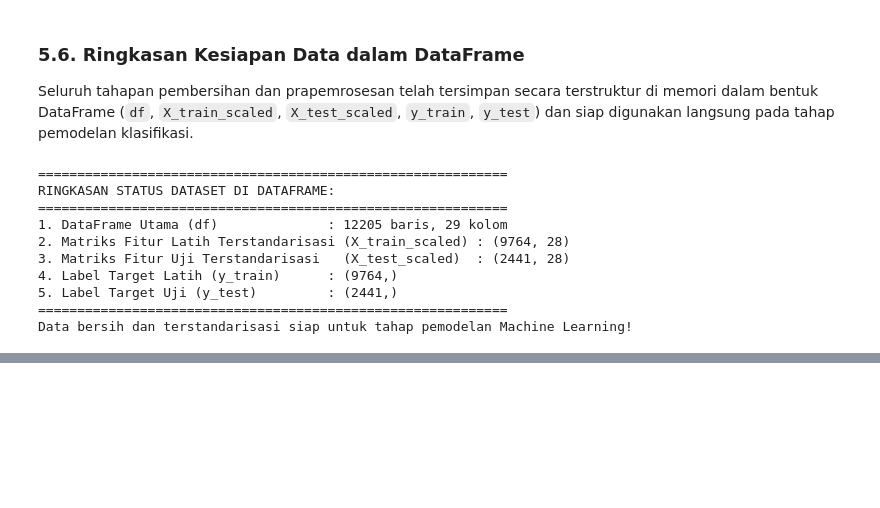
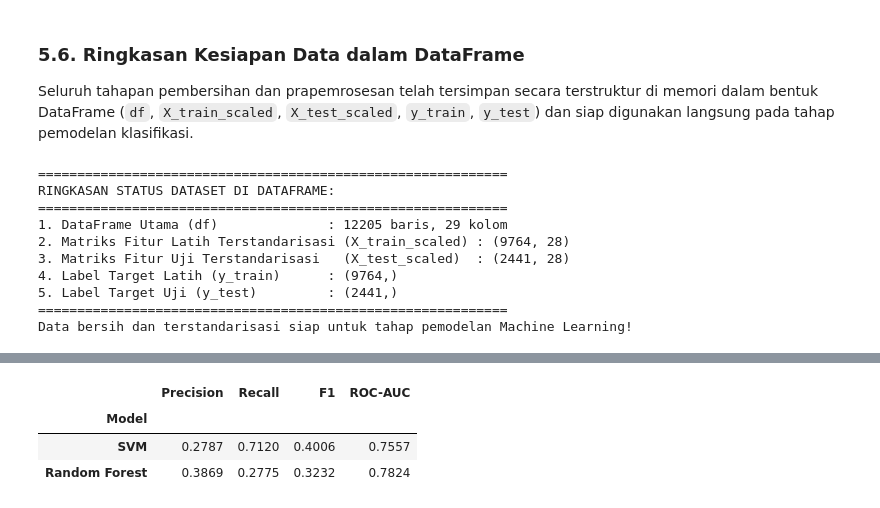
Before and after one commit to oktavianprstyd/MauArgonAtauAstra, a Jupyter notebook: notebook.ipynb, the cells around one changed output, grey strips where cells are left out. Cells and saved outputs as stored; diff of their text form; code cells hidden in the pictures; blank space fills up the shorter version.

```diff
--- a/notebook.ipynb
+++ b/notebook.ipynb
@@ -625,0 +729,17 @@ Data bersih dan terstandarisasi siap untuk tahap pemodelan Machine Learning!
+# %%
+metrik_uji = pd.DataFrame([
+    {
+        'Model': nama,
+        'Precision': precision_score(y_test, prediksi, zero_division=0),
+        'Recall': recall_score(y_test, prediksi, zero_division=0),
+        'F1': f1_score(y_test, prediksi, zero_division=0),
+        'ROC-AUC': roc_auc_score(y_test, skor_uji[nama]),
+    }
+    for nama, prediksi in prediksi_uji.items()
+]).set_index('Model')
+display(metrik_uji.round(4))
+# %% [output]
+|  | Precision | Recall | F1 | ROC-AUC |
+| Model |  |  |  |  |
+| SVM | 0.2787 | 0.7120 | 0.4006 | 0.7557 |
+| Random Forest | 0.3869 | 0.2775 | 0.3232 | 0.7824 |
```
Also changed, not shown: parts of 34 cells of this notebook.
